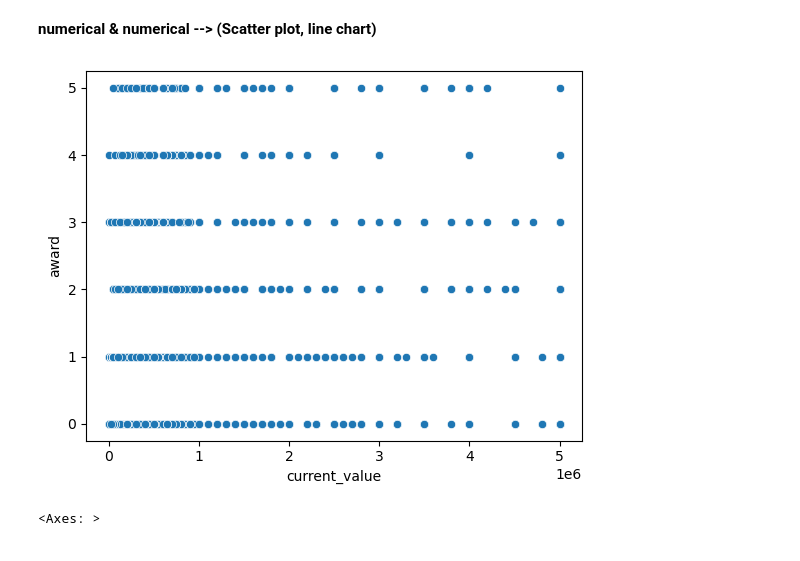
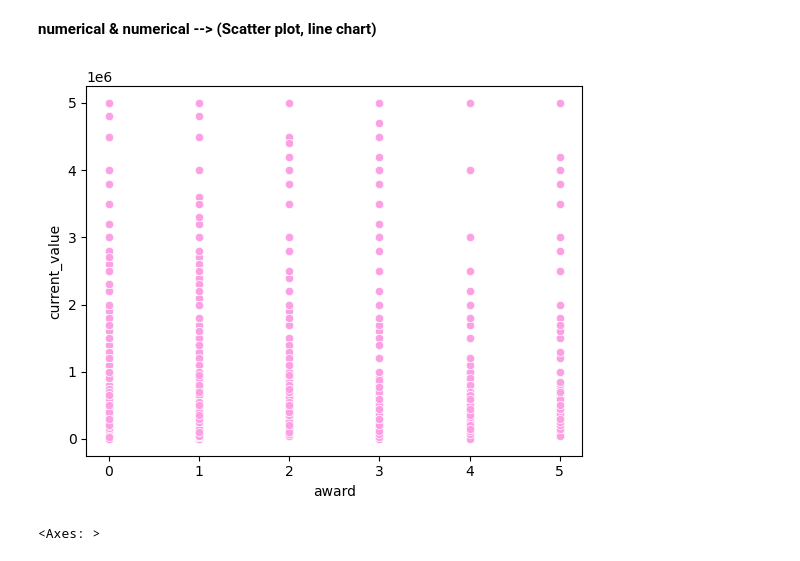
Before and after one commit to almalkiashwaq0/Predicting-Players-Transfer-Prices, a Jupyter notebook: EDA-7-Copy1.ipynb, the cells around one changed output. Drawn from its saved outputs; the diff is of its cells as text; code cells hidden in the pictures.

```diff
--- a/EDA-7-Copy1.ipynb
+++ b/EDA-7-Copy1.ipynb
@@ -730,9 +730,9 @@ plt.show()
 # %% [markdown]
 **numerical & numerical --> (Scatter plot, line chart)**
 # %%
-sns.scatterplot(y='award', x='current_value',
-                data=df)
-
+sns.scatterplot(y='current_value', x='award',
+                data=df, color='#fba0e3')
+plt.savefig('scatter.png')
 plt.show()
 # %% [output]
-[figure, old version]
+[figure, new version]
```
Also changed, not shown: parts of 7 cells of this notebook, 1 other file.
